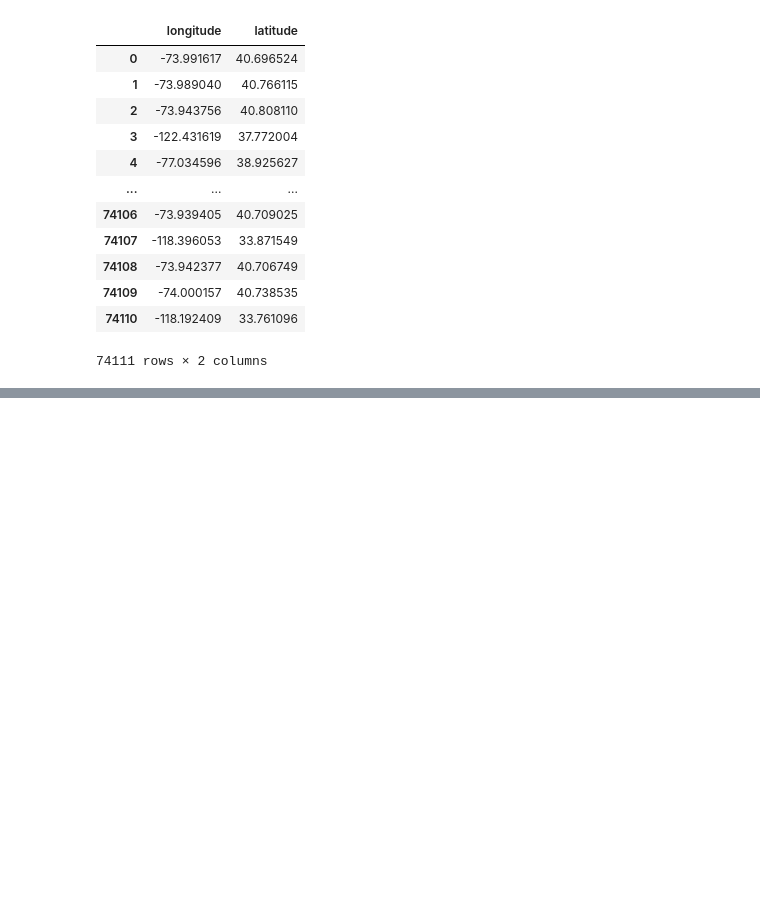
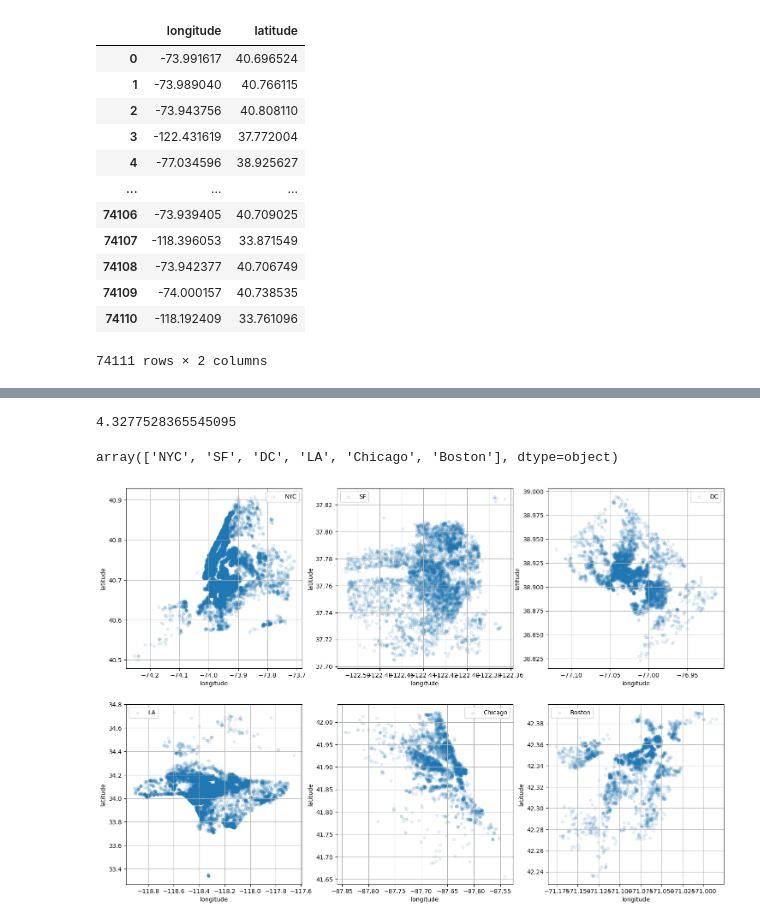
Before and after one commit to calebsuminkim/da_28_2nd_1team, a Jupyter notebook: 2ndproject.ipynb, the cells around one changed output, grey strips where cells are left out. Saved outputs shown, nothing was run; the diff lists cells and outputs as text; code cells hidden in the pictures; blank space fills up the shorter version.

```diff
--- a/2ndproject.ipynb
+++ b/2ndproject.ipynb
@@ -117,3 +153,0 @@ NameError: name 'amenities' is not defined
-# %%
-for i in air['amenites']:
-    print(len(air['amenities'].unique()[23].split(',')))
@@ -121,0 +180,2 @@ KeyError: 'amenites'
+# %%
+city_group = air.groupby('city')
@@ -146 +237,22 @@ df.plot(kind = 'scatter', x = 'longitude', y = 'latitude', alpha = 0.1, grid = T
 [figure]
+# %%
+air[air['room_type'] == 'Private room']['log_price'].mean()
+# %% [output]
+4.3277528365545095
+# %%
+air['city'].unique()
+# %% [output]
+array(['NYC', 'SF', 'DC', 'LA', 'Chicago', 'Boston'], dtype=object)
+# %%
+cities = air['city'].unique()
+fig, axes = plt.subplots(nrows = 2, ncols = 3, figsize = (18, 12))
+n = 0
+for i in range(2):
+    for j in range(3):
+        if i == 0:
+            n = i + j
+        else:
+            n = i + j + 2
+        city_group.get_group(cities[n]).plot(kind = 'scatter', x = 'longitude', y = 'latitude', alpha = 0.1, grid = True, ax = axes[i][j], label = cities[n])
+# %% [output]
+[figure, added]
```
Also changed, not shown: parts of 127 cells of this notebook.
